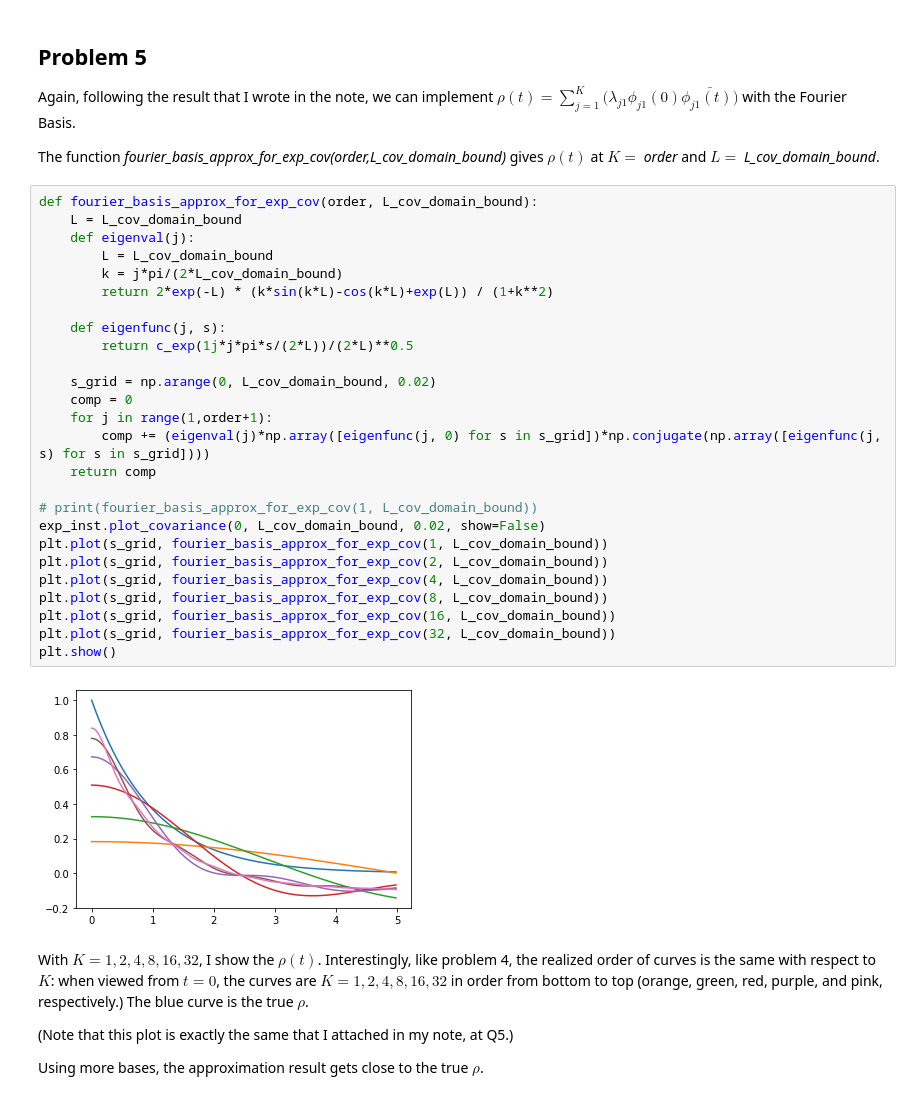
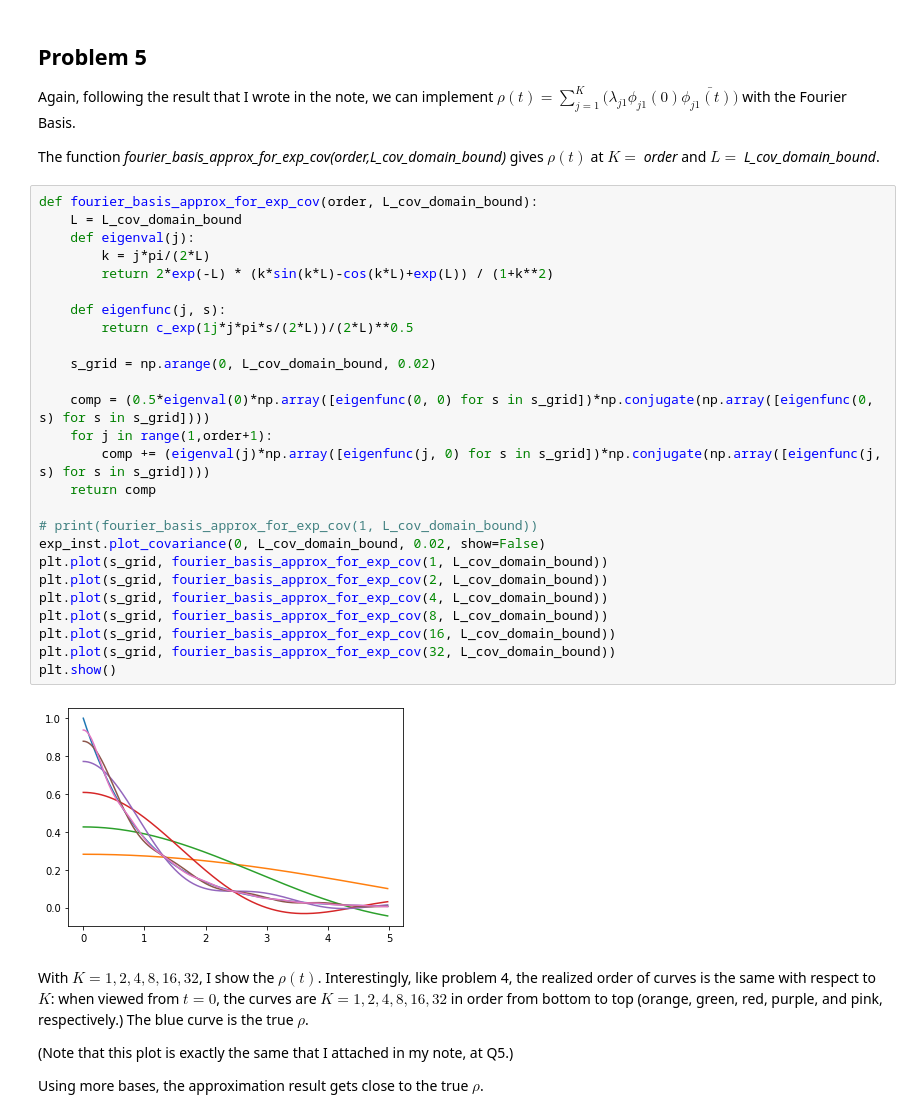
Before and after one commit to letsjdosth/SpatialStat, a Jupyter notebook: hw2.ipynb, the cells around one changed output. Cells and saved outputs as stored; diff of their text form.

```diff
--- a/hw2.ipynb
+++ b/hw2.ipynb
@@ -92,31 +92,31 @@ The function *fourier_basis_approx_for_exp_cov(order,L_cov_domain_bound)* gives
 # %%
 def fourier_basis_approx_for_exp_cov(order, L_cov_domain_bound):
     L = L_cov_domain_bound
     def eigenval(j):
-        L = L_cov_domain_bound
-        k = j*pi/(2*L_cov_domain_bound)
+        k = j*pi/(2*L)
         return 2*exp(-L) * (k*sin(k*L)-cos(k*L)+exp(L)) / (1+k**2)
 
     def eigenfunc(j, s):
         return c_exp(1j*j*pi*s/(2*L))/(2*L)**0.5
 
     s_grid = np.arange(0, L_cov_domain_bound, 0.02)
-    comp = 0
+
+    comp = (0.5*eigenval(0)*np.array([eigenfunc(0, 0) for s in s_grid])*np.conjugate(np.array([eigenfunc(0, s) for s in s_grid])))
     for j in range(1,order+1):
         comp += (eigenval(j)*np.array([eigenfunc(j, 0) for s in s_grid])*np.conjugate(np.array([eigenfunc(j, s) for s in s_grid])))
     return comp
 
 # print(fourier_basis_approx_for_exp_cov(1, L_cov_domain_bound))
 exp_inst.plot_covariance(0, L_cov_domain_bound, 0.02, show=False)
 plt.plot(s_grid, fourier_basis_approx_for_exp_cov(1, L_cov_domain_bound))
 plt.plot(s_grid, fourier_basis_approx_for_exp_cov(2, L_cov_domain_bound))
 plt.plot(s_grid, fourier_basis_approx_for_exp_cov(4, L_cov_domain_bound))
 plt.plot(s_grid, fourier_basis_approx_for_exp_cov(8, L_cov_domain_bound))
 plt.plot(s_grid, fourier_basis_approx_for_exp_cov(16, L_cov_domain_bound))
 plt.plot(s_grid, fourier_basis_approx_for_exp_cov(32, L_cov_domain_bound))
 plt.show()
 # %% [output]
-[figure, old version]
+[figure, new version]
 # %% [markdown]
 With $K=1,2,4,8,16,32$, I show the $\rho(t)$.
 Interestingly, like problem 4, the realized order of curves is the same with respect to $K$: when viewed from $t=0$, the curves are $K=1,2,4,8,16,32$ in order from bottom to top
```
Also changed, not shown: parts of 1 cell of this notebook, 2 other files.
